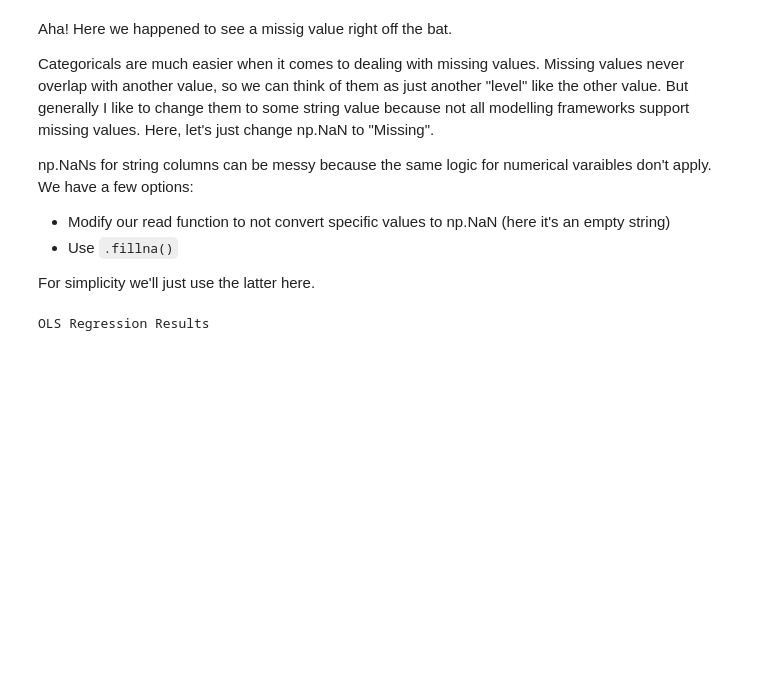
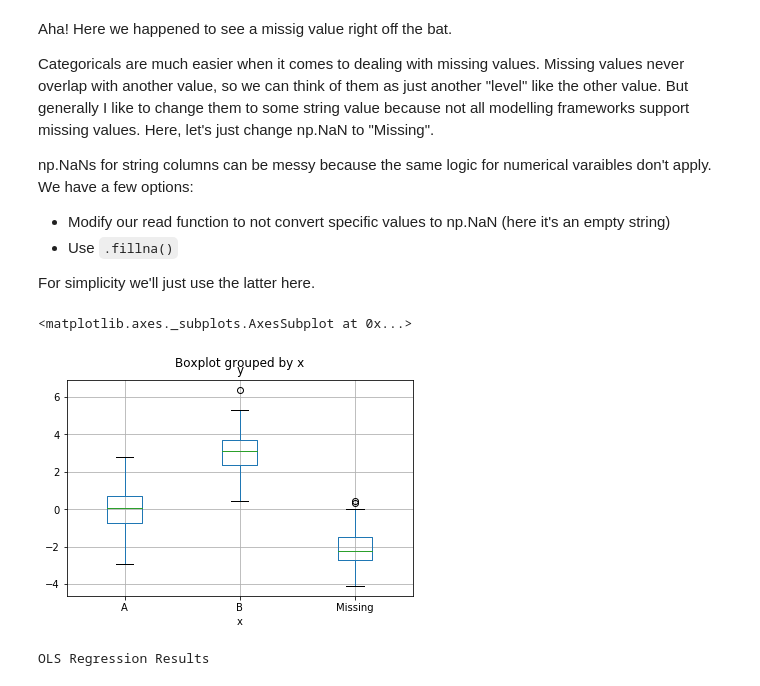
Before and after one commit to derek-damron/python_playground, a Jupyter notebook: modelling/regression/linear_regression_round3.ipynb, the cells around one changed output. Cells and saved outputs as stored; diff of their text form; code cells hidden in the pictures; blank space fills up the shorter version.

```diff
--- a/modelling/regression/linear_regression_round3.ipynb
+++ b/modelling/regression/linear_regression_round3.ipynb
@@ -258,6 +258,12 @@ For simplicity we'll just use the latter here.
 # %%
 def make_x_missing_if_null(x):
     return x.fillna('Missing')
+# %%
+# Visualize
+df7.fillna('Missing').boxplot('y', by='x')
+# %% [output]
+<matplotlib.axes._subplots.AxesSubplot at 0x...>
+[figure, added]
 # %%
 # Fit model
 model7_x_missing = smf.ols(
```
Also changed, not shown: parts of 27 cells of this notebook.
